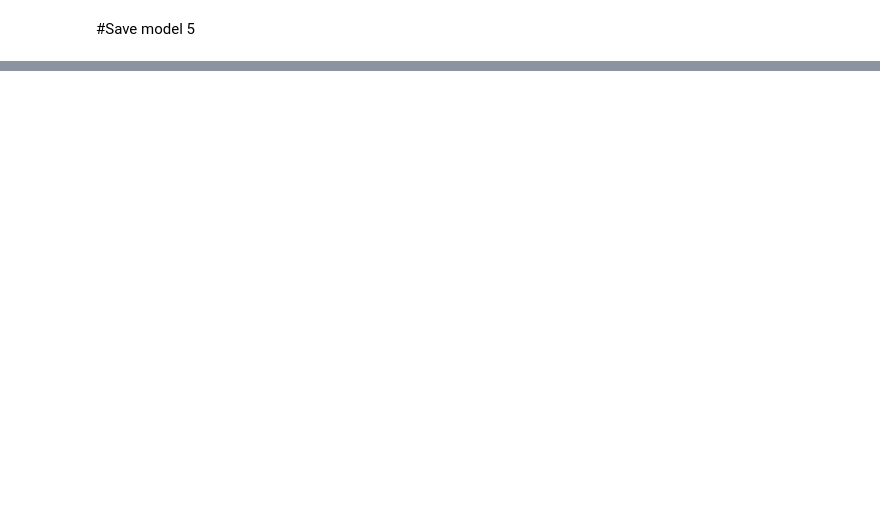
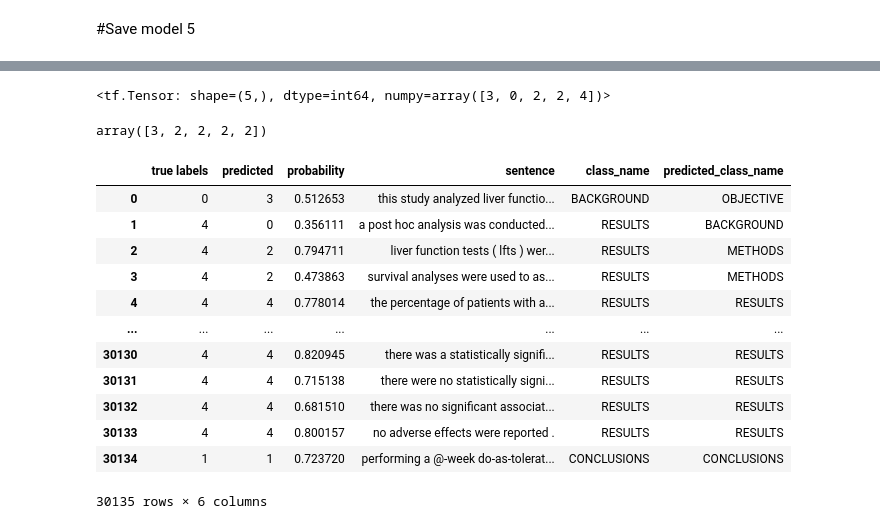
Before and after one commit to bartoszkozakiewicz/DeepLearning, a Jupyter notebook: Pub_Med_Project.ipynb, the cells around one changed output, grey strips where cells are left out. Cells and saved outputs as stored; diff of their text form; code cells hidden in the pictures; blank space fills up the shorter version.

```diff
--- a/Pub_Med_Project.ipynb
+++ b/Pub_Med_Project.ipynb
@@ -1265,0 +1257,10 @@ assert loaded_model5 == model_5
+# %%
+import tensorflow as tf
+test_sentece_dataset = tf.data.Dataset.from_tensor_slices((test_line_num_oh,
+                                                           test_total_lines_oh,
+                                                           test_sentences,
+                                                           test_chars))
+
+test_labels_dataset = tf.data.Dataset.from_tensor_slices((test_labels_oh))
+test_all_dataset = tf.data.Dataset.zip((test_sentece_dataset,test_labels_dataset)).batch(32).prefetch(tf.data.AUTOTUNE)
+test_all_dataset
@@ -1265,0 +1278,2 @@ assert loaded_model5 == model_5
+# %%
+model_5_pred_probs = model_5.predict(test_all_dataset)
@@ -1265,0 +1282,32 @@ assert loaded_model5 == model_5
+# %%
+model_5_predicts = tf.argmax(model_5_pred_probs, axis=1)
+model_5_predicts[:5]
+# %% [output]
+<tf.Tensor: shape=(5,), dtype=int64, numpy=array([3, 0, 2, 2, 4])>
+# %%
+train_labels_encode[:5]
+# %% [output]
+array([3, 2, 2, 2, 2])
+# %%
+import pandas as pd
+train_pred_df = pd.DataFrame({'true labels':test_labels_encode,
+                              'predicted':model_5_predicts,
+                              'probability':tf.reduce_max(model_5_pred_probs,axis=1),
+                              'sentence':test_sentences,
+                              'class_name':[label_encoder.classes_[i] for i in test_labels_encode],
+                              'predicted_class_name':[label_encoder.classes_[j] for j in model_5_predicts]})
+train_pred_df
+# %% [output]
+|  | true labels | predicted | probability | sentence | class_name | predicted_class_name |
+| 0 | 0 | 3 | 0.512653 | this study analyzed liver functio... | BACKGROUND | OBJECTIVE |
+| 1 | 4 | 0 | 0.356111 | a post hoc analysis was conducted... | RESULTS | BACKGROUND |
+| 2 | 4 | 2 | 0.794711 | liver function tests ( lfts ) wer... | RESULTS | METHODS |
+| 3 | 4 | 2 | 0.473863 | survival analyses were used to as... | RESULTS | METHODS |
+| 4 | 4 | 4 | 0.778014 | the percentage of patients with a... | RESULTS | RESULTS |
+| ... | ... | ... | ... | ... | ... | ... |
+| 30130 | 4 | 4 | 0.820945 | there was a statistically signifi... | RESULTS | RESULTS |
+| 30131 | 4 | 4 | 0.715138 | there were no statistically signi... | RESULTS | RESULTS |
+| 30132 | 4 | 4 | 0.681510 | there was no significant associat... | RESULTS | RESULTS |
+| 30133 | 4 | 4 | 0.800157 | no adverse effects were reported . | RESULTS | RESULTS |
+| 30134 | 1 | 1 | 0.723720 | performing a @-week do-as-tolerat... | CONCLUSIONS | CONCLUSIONS |
+30135 rows × 6 columns
```
Also changed, not shown: parts of 48 cells of this notebook.
